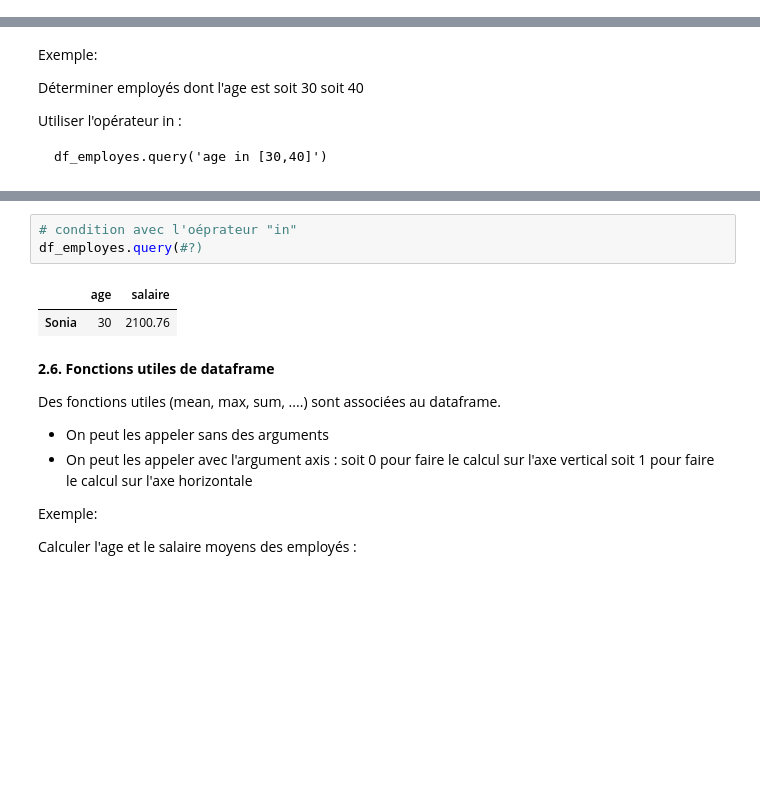
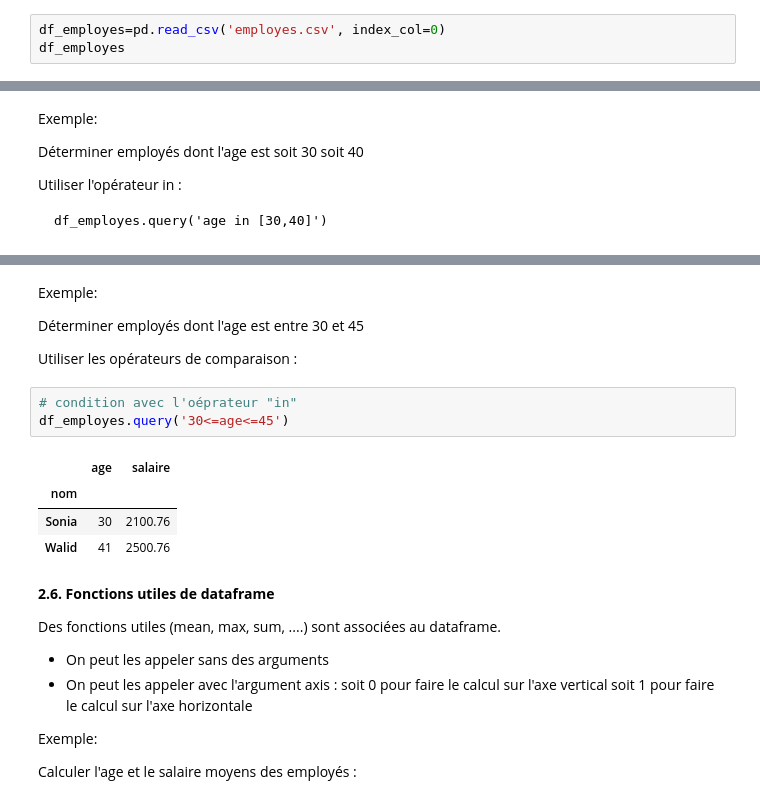
Before and after one commit to MarouaneAyech/python_data_science_s, a Jupyter notebook: seance7/notebook_dataframes.ipynb, the cells around one changed output, grey strips where cells are left out. Saved outputs shown, nothing was run; the diff lists cells and outputs as text; blank space fills up the shorter version.

```diff
--- a/seance7/notebook_dataframes.ipynb
+++ b/seance7/notebook_dataframes.ipynb
@@ -172,3 +181,6 @@ Les propriétés de base d'un dataframe sont :
 - `columns`
 - `values`
 - ...
+# %%
+df_employes=pd.read_csv('employes.csv', index_col=0)
+df_employes
@@ -402,9 +414,17 @@ Utiliser l'opérateur in :
+# %% [markdown]
+Exemple:
+
+Déterminer employés dont l'age est entre 30 et 45
+
+Utiliser les opérateurs de comparaison :
 # %%
 # condition avec l'oéprateur "in"
-df_employes.query(#?)
+df_employes.query('30<=age<=45')
 # %% [output]
 |  | age | salaire |
+| nom |  |  |
 | Sonia | 30 | 2100.76 |
+| Walid | 41 | 2500.76 |
 # %% [markdown]
 <b>2.6. Fonctions utiles de dataframe</b>
 
```
Also changed, not shown: parts of 31 cells of this notebook, 1 other file.
